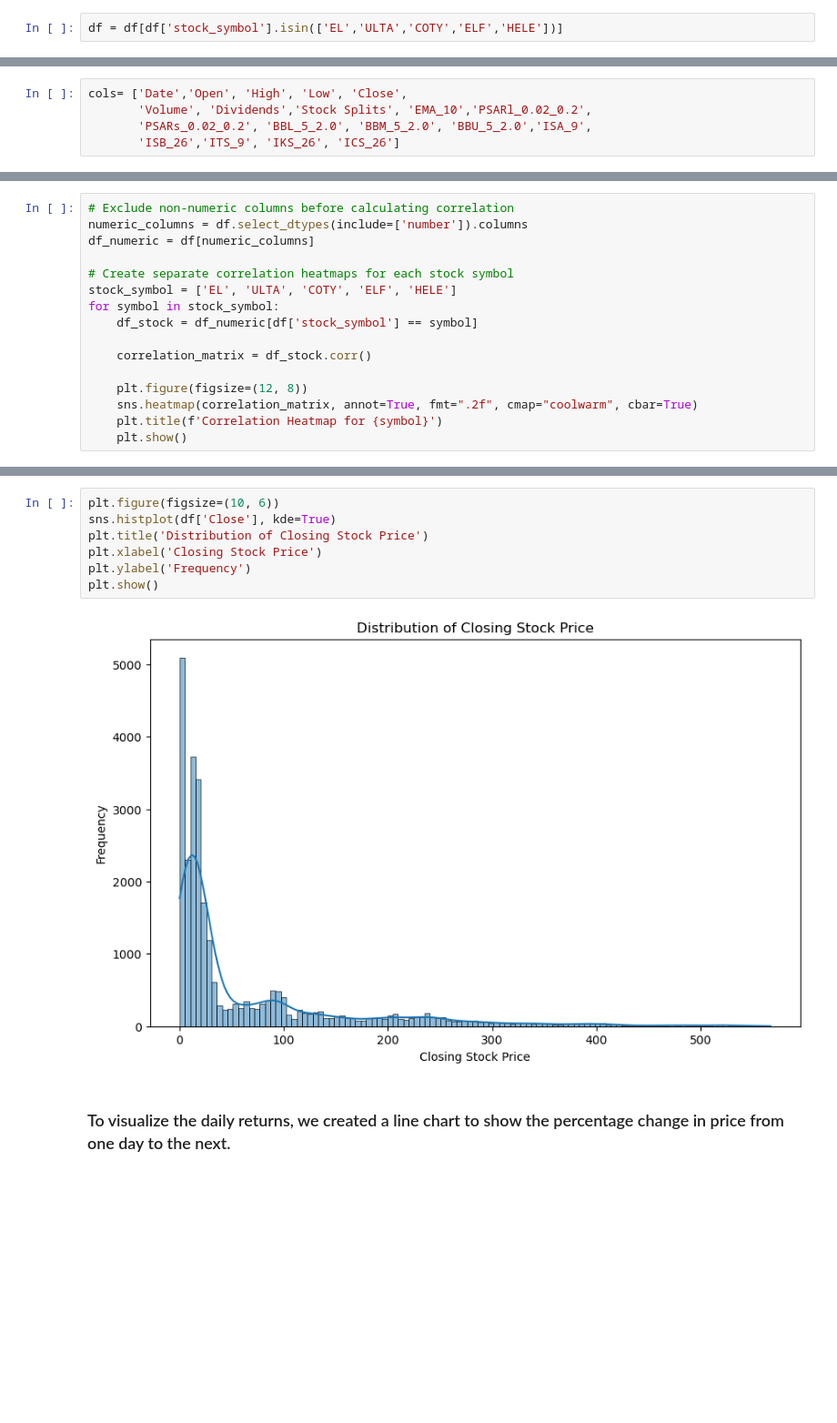
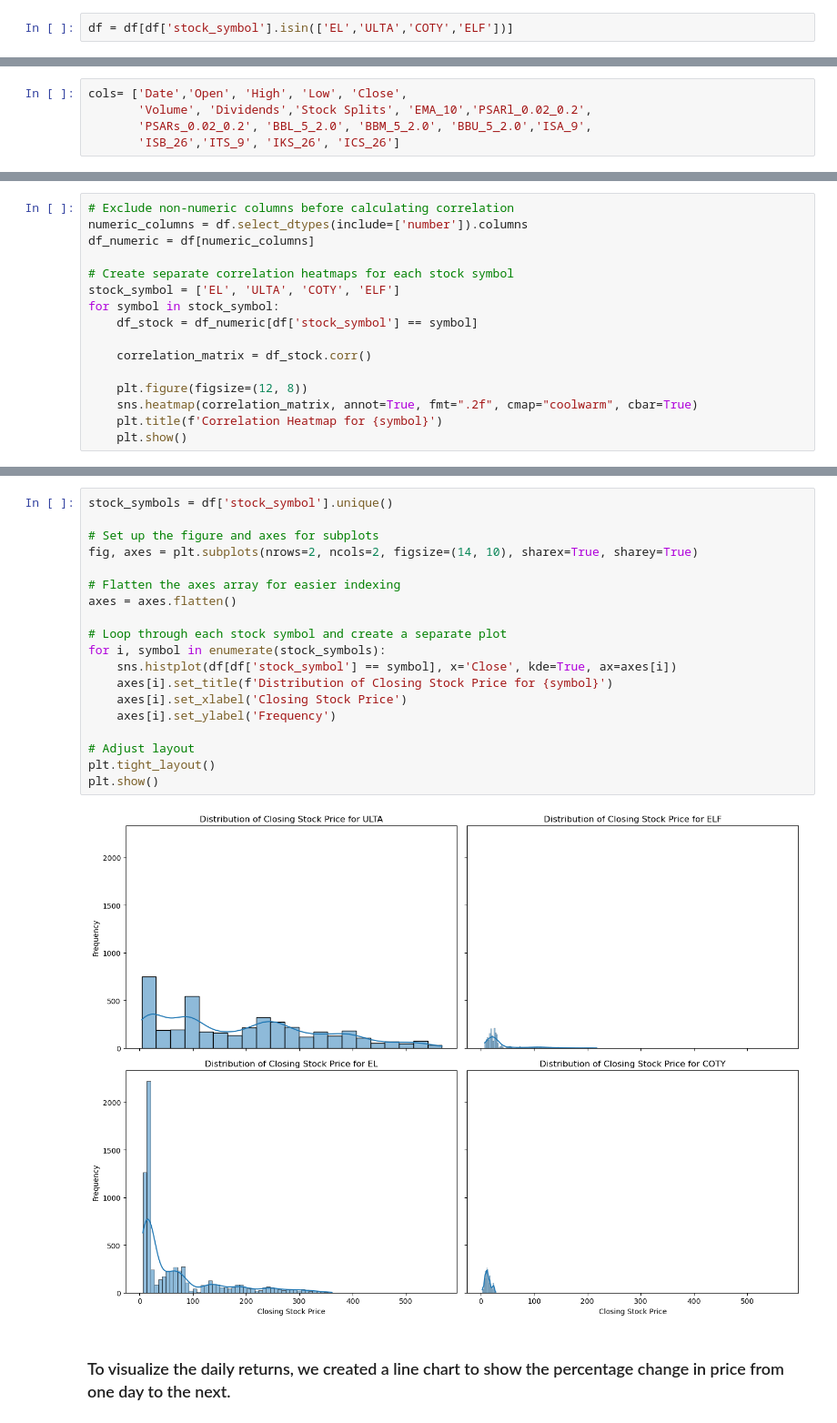
Before and after one commit to Hdubbs81/Stock_Predictor_Capstone, a Jupyter notebook: 2. Stock_Predictor_Model_EDA.ipynb, the cells around one changed output, grey strips where cells are left out. Shown at 91% size. Saved outputs shown, nothing was run; the diff lists cells and outputs as text; blank space fills up the shorter version.

```diff
--- a/2. Stock_Predictor_Model_EDA.ipynb
+++ b/2. Stock_Predictor_Model_EDA.ipynb
@@ -50,7 +50,7 @@ To enable the following instructions: AVX2 AVX512F AVX512_VNNI FMA, in other ope
 # %%
 df = pd.read_csv('/Users/heatheradler/Documents/GitHub/Springboard/Springboard_Projects/Stock_Predictor_Capstone/Concated_Dataframe.csv')
 # %%
-df = df[df['stock_symbol'].isin(['EL','ULTA','COTY','ELF','HELE'])]
+df = df[df['stock_symbol'].isin(['EL','ULTA','COTY','ELF'])]
 # %%
 dt.datetime.strptime('2024-01-03', "%Y-%m-%d")
 # %% [output]
@@ -194,7 +197,7 @@ numeric_columns = df.select_dtypes(include=['number']).columns
 df_numeric = df[numeric_columns]
 
 # Create separate correlation heatmaps for each stock symbol
-stock_symbol = ['EL', 'ULTA', 'COTY', 'ELF', 'HELE']
+stock_symbol = ['EL', 'ULTA', 'COTY', 'ELF']
 for symbol in stock_symbol:
     df_stock = df_numeric[df['stock_symbol'] == symbol]
 
@@ -220,12 +222,24 @@ The Target variable in this case is the closing stock price.
 # %%
-plt.figure(figsize=(10, 6))
-sns.histplot(df['Close'], kde=True)
-plt.title('Distribution of Closing Stock Price')
-plt.xlabel('Closing Stock Price')
-plt.ylabel('Frequency')
+stock_symbols = df['stock_symbol'].unique()
+
+# Set up the figure and axes for subplots
+fig, axes = plt.subplots(nrows=2, ncols=2, figsize=(14, 10), sharex=True, sharey=True)
+
+# Flatten the axes array for easier indexing
+axes = axes.flatten()
+
+# Loop through each stock symbol and create a separate plot
+for i, symbol in enumerate(stock_symbols):
+    sns.histplot(df[df['stock_symbol'] == symbol], x='Close', kde=True, ax=axes[i])
+    axes[i].set_title(f'Distribution of Closing Stock Price for {symbol}')
+    axes[i].set_xlabel('Closing Stock Price')
+    axes[i].set_ylabel('Frequency')
+
+# Adjust layout
+plt.tight_layout()
 plt.show()
 # %% [output]
-[figure, old version]
+[figure, new version]
 # %% [markdown]
 ### To visualize the daily returns, we created a line chart to show the percentage change in price from one day to the next.
 # %%
```
Also changed, not shown: parts of 18 cells of this notebook.
